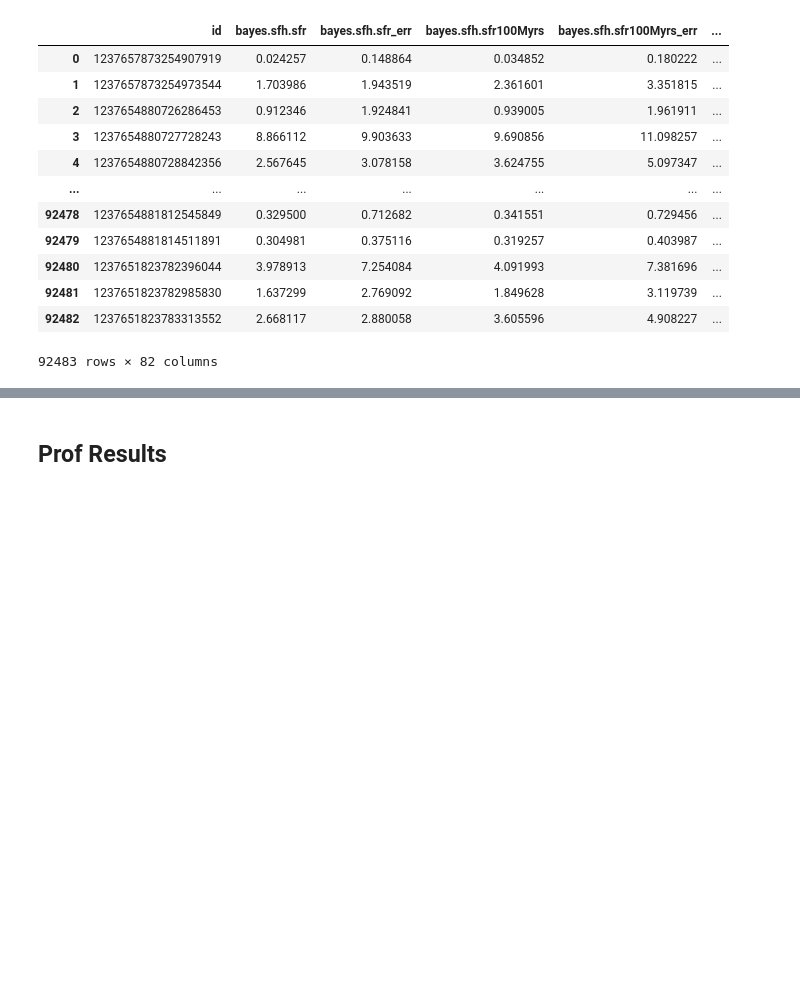
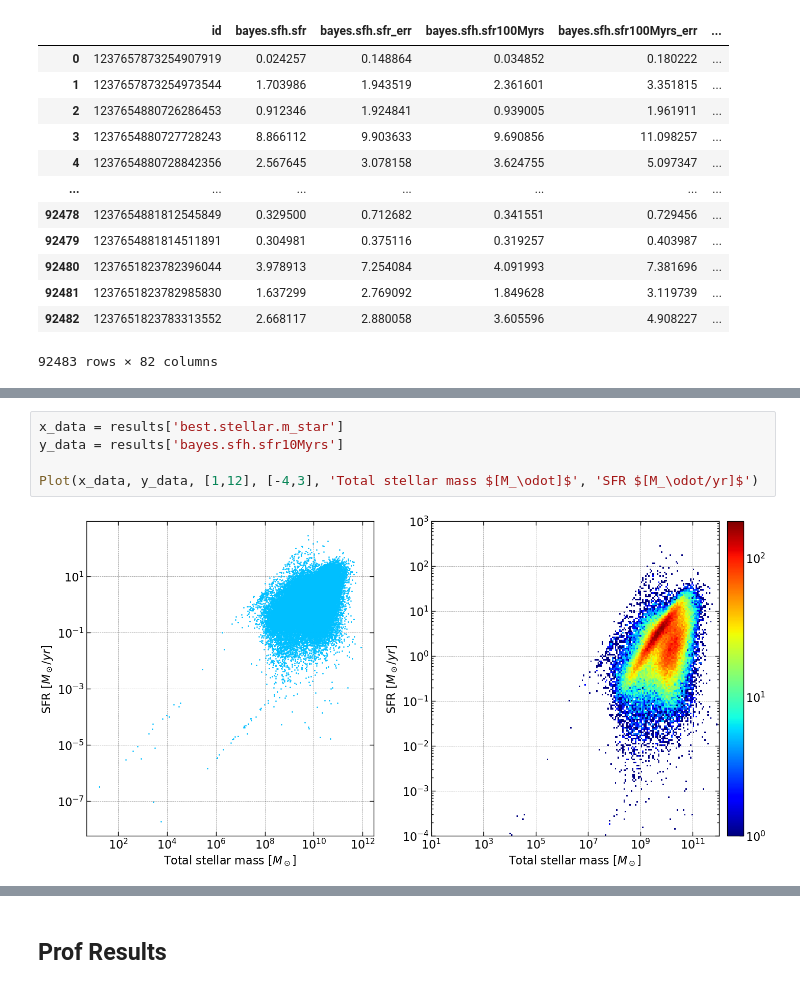
Before and after one commit to M-Bianchi/Laboratory_of_Data_Analysis, a Jupyter notebook: MainActivity/Lecture5.ipynb, the cells around one changed output, grey strips where cells are left out. Cells and saved outputs as stored; diff of their text form; blank space fills up the shorter version.

Commit message:
snellito i plot

```diff
--- a/MainActivity/Lecture5.ipynb
+++ b/MainActivity/Lecture5.ipynb
@@ -142,0 +124,7 @@ Text(0.5, 0, 'SFR $[M_\\odot/yr]$')
+# %%
+x_data = results['best.stellar.m_star']
+y_data = results['bayes.sfh.sfr10Myrs']
+
+Plot(x_data, y_data, [1,12], [-4,3], 'Total stellar mass $[M_\odot]$', 'SFR $[M_\odot/yr]$')
+# %% [output]
+[figure, added]
```
Also changed, not shown: parts of 18 cells of this notebook.
